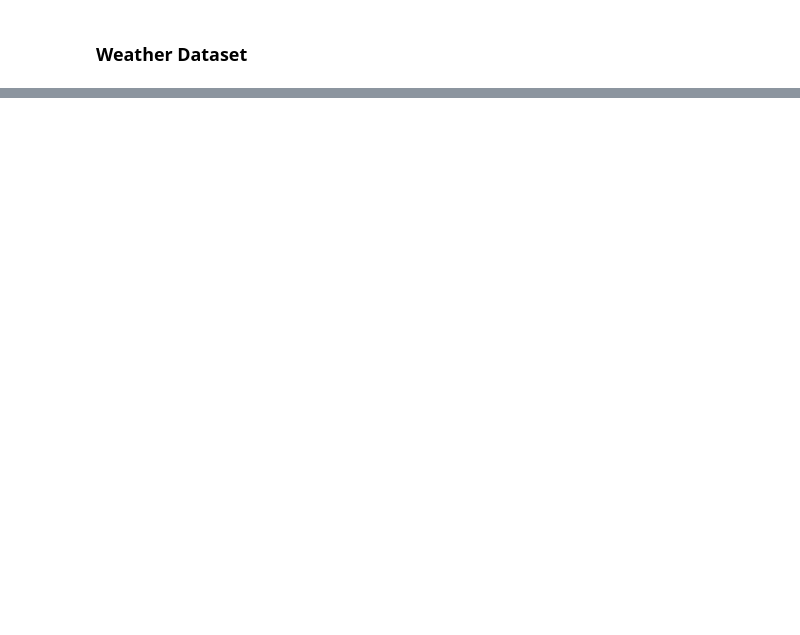
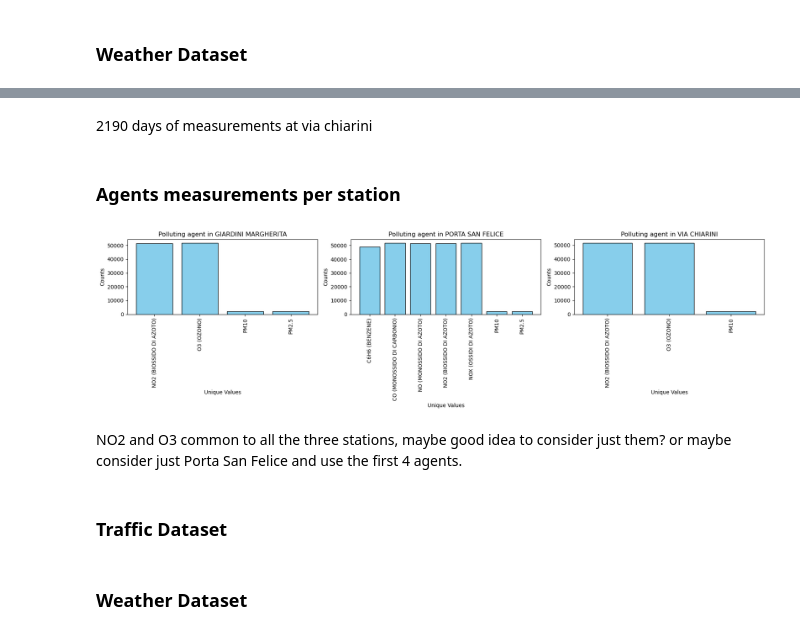
Before and after one commit to davidesonno/AII-project, a Jupyter notebook: air-pollution-estimation.ipynb, the cells around one changed output, grey strips where cells are left out. Drawn from its saved outputs; the diff is of its cells as text; code cells hidden in the pictures; blank space fills up the shorter version.

```diff
--- a/air-pollution-estimation.ipynb
+++ b/air-pollution-estimation.ipynb
@@ -97,0 +76,4 @@ Merged 6 CSV files
+# %%
+giardini_df = air_pollution_df[air_pollution_df['COD_STAZ'] == 'GIARDINI MARGHERITA']
+san_felice_df = air_pollution_df[air_pollution_df['COD_STAZ'] == 'PORTA SAN FELICE']
+chiarini_df = air_pollution_df[air_pollution_df['COD_STAZ'] == 'VIA CHIARINI']
@@ -97,0 +107,3 @@ Merged 6 CSV files
+# %%
+giardini_df['DATA_INIZIO'] = giardini_df['DATA_INIZIO'].apply(lambda x: datetime.fromisoformat(x))
+np.unique(giardini_df['DATA_INIZIO'].apply(lambda x: x.date())).shape
@@ -97,0 +119,3 @@ Merged 6 CSV files
+# %%
+san_felice_df['DATA_INIZIO'] = san_felice_df['DATA_INIZIO'].apply(lambda x: datetime.fromisoformat(x))
+np.unique(san_felice_df['DATA_INIZIO'].apply(lambda x: x.date())).shape
@@ -97,0 +131,3 @@ Merged 6 CSV files
+# %%
+chiarini_df['DATA_INIZIO'] = chiarini_df['DATA_INIZIO'].apply(lambda x: datetime.fromisoformat(x))
+np.unique(chiarini_df['DATA_INIZIO'].apply(lambda x: x.date())).shape
@@ -97,0 +141,22 @@ Merged 6 CSV files
+# %% [markdown]
+2190 days of measurements at via chiarini
+# %% [markdown]
+### Agents measurements per station
+# %%
+fig, axes = plt.subplots(1, 3, figsize=(18, 5))
+
+for i, df in enumerate([giardini_df, san_felice_df, chiarini_df]):
+    val, counts = np.unique(df['AGENTE'], return_counts=True)
+    axes[i].bar(val, counts, color='skyblue', edgecolor='black')
+    axes[i].set_xlabel('Unique Values')
+    axes[i].set_xticks(range(len(val)))
+    axes[i].set_xticklabels(val, rotation=90)
+    axes[i].set_ylabel('Counts')
+    axes[i].set_title(f'Polluting agent in {df["COD_STAZ"].iloc[0]}')
+
+plt.tight_layout()
+plt.show()
+# %% [output]
+[figure, added]
+# %% [markdown]
+NO2 and O3 common to all the three stations, maybe good idea to consider just them? or maybe consider just Porta San Felice and use the first 4 agents.
@@ -97,0 +165,4 @@ Merged 6 CSV files
+# %% [markdown]
+### Traffic Dataset
+# %% [markdown]
+### Weather Dataset
```
Also changed, not shown: parts of 17 cells of this notebook, 2 other files.
